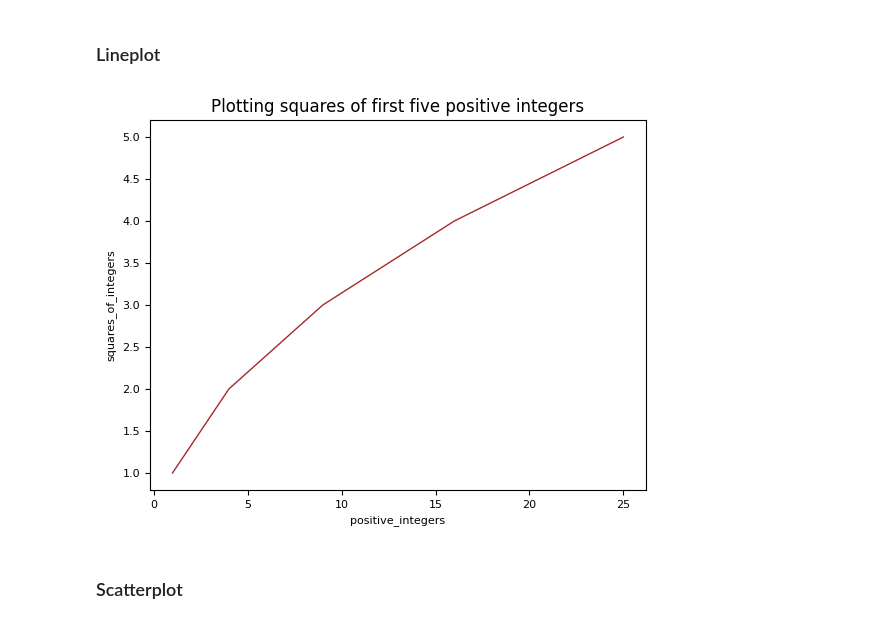
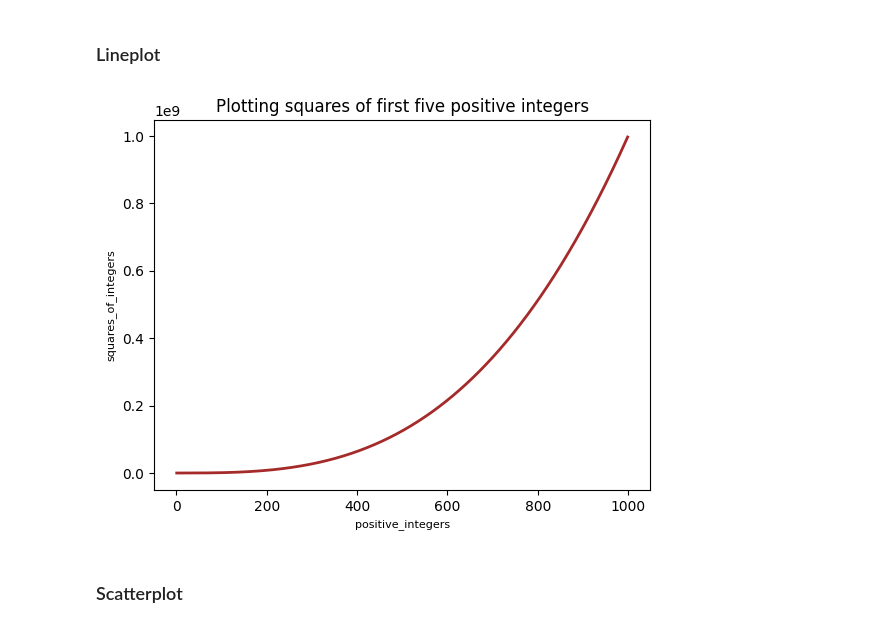
Before and after one commit to mdgolammafuz/NumericalAstrophysics-_-Python, a Jupyter notebook: Python_Crash_Course_E.Mattews/python_crash_course.ipynb, the cells around one changed output. Saved outputs shown, nothing was run; the diff lists cells and outputs as text; code cells hidden in the pictures.

```diff
--- a/Python_Crash_Course_E.Mattews/python_crash_course.ipynb
+++ b/Python_Crash_Course_E.Mattews/python_crash_course.ipynb
@@ -9,16 +9,27 @@ Hello, world! We will be learning        visualization from Eric Matthes.
 ### Lineplot
 # %%
 import matplotlib.pyplot as plt
-input_integers = [1,2,3,4,5]
-squares = [1,4,9,16,25]
+
+x_list = []
+y_list = []
+x = 1
+
+while x<1000:
+
+    y = x**3
+    x_list.append(x)
+    y_list.append(y)
+    x += 1
+
+
+
+plt.plot(x_list, y_list, linewidth="2", color="brown")
 plt.title("Plotting squares of first five positive integers", fontsize="12")
 plt.xlabel("positive_integers", fontsize="8")
 plt.ylabel("squares_of_integers", fontsize="8")
-plt.tick_params(axis="both",which="major",labelsize="8")
-plt.plot(squares, input_integers, linewidth="1", color="brown")
 plt.show()
 # %% [output]
-[figure, old version]
+[figure, new version]
 # %% [markdown]
 ### Scatterplot
 # %%
```
Also changed, not shown: parts of 4 cells of this notebook, 2 other files.
